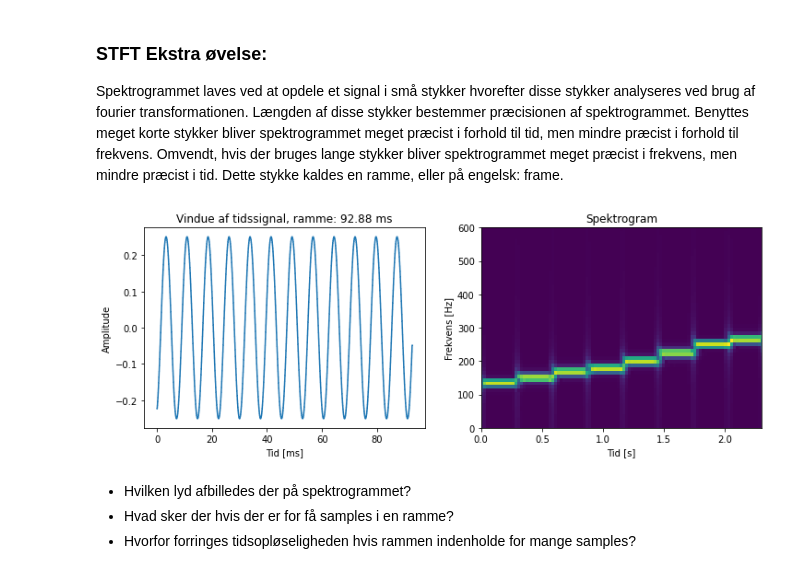
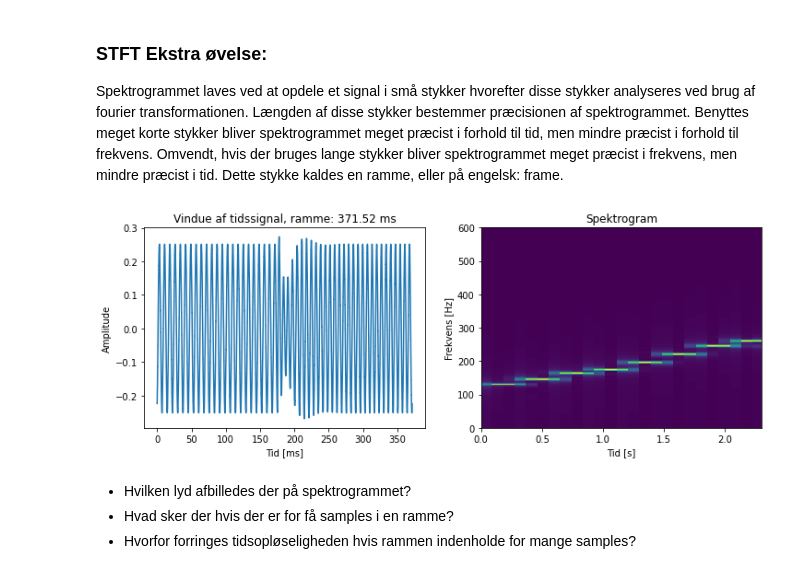
Before and after one commit to niels-overby/SRP-noisereduction, a Jupyter notebook: SRP_STFT.ipynb, the cells around one changed output. Saved outputs shown, nothing was run; the diff lists cells and outputs as text; code cells hidden in the pictures.

```diff
--- a/SRP_STFT.ipynb
+++ b/SRP_STFT.ipynb
@@ -150,35 +149,35 @@ Spektrogrammet laves ved at opdele et signal i små stykker hvorefter disse styk
 #@title Usikkerhed i tid og frekvens {run: "auto"}
 
 audioDir = '/content/SRP2021/Audio/'
 audioFiles = [f for f in os.listdir(audioDir) if f.endswith('wav')]
 
 x,fs = utils.getAudio(audioDir + "sine_cScale.wav")
 #x,fs = utils.getAudio(audioDir + "guitar_cScale.wav")
-frameSize = "4096" #@param [128,256,512,1024,2048,4096,8192,16384]
+frameSize = "16384" #@param [128,256,512,1024,2048,4096,8192,16384]
 frameSize = int(frameSize)
 
 t = np.arange(frameSize)/fs
 
 stft = spectrum.STFT(fs=fs,nperseg=frameSize,nfft=1)
 X = stft.transform(x)
 
 plt.figure(figsize=(12,4))
 plt.subplot(121)
 plt.title(f"Vindue af tidssignal, ramme: {np.around(frameSize/fs * 1e3,2)} ms")
 plt.plot(t*1e3,x[0,5000:5000+frameSize])
 plt.ylabel("Amplitude")
 plt.xlabel("Tid [ms]")
 
 plt.subplot(122)
 plt.pcolormesh(stft.t,stft.f,(np.abs(X[0])))
 plt.ylim([0,600])
 plt.xlim([0,2.3])
 plt.title("Spektrogram")
 plt.xlabel("Tid [s]")
 plt.ylabel("Frekvens [Hz]")
 plt.show()
 # %% [output]
-[figure, old version]
+[figure, new version]
 # %% [markdown]
 * Hvilken lyd afbilledes der på spektrogrammet?
 * Hvad sker der hvis der er for få samples i en ramme?
```
Also changed, not shown: parts of 3 cells of this notebook.
